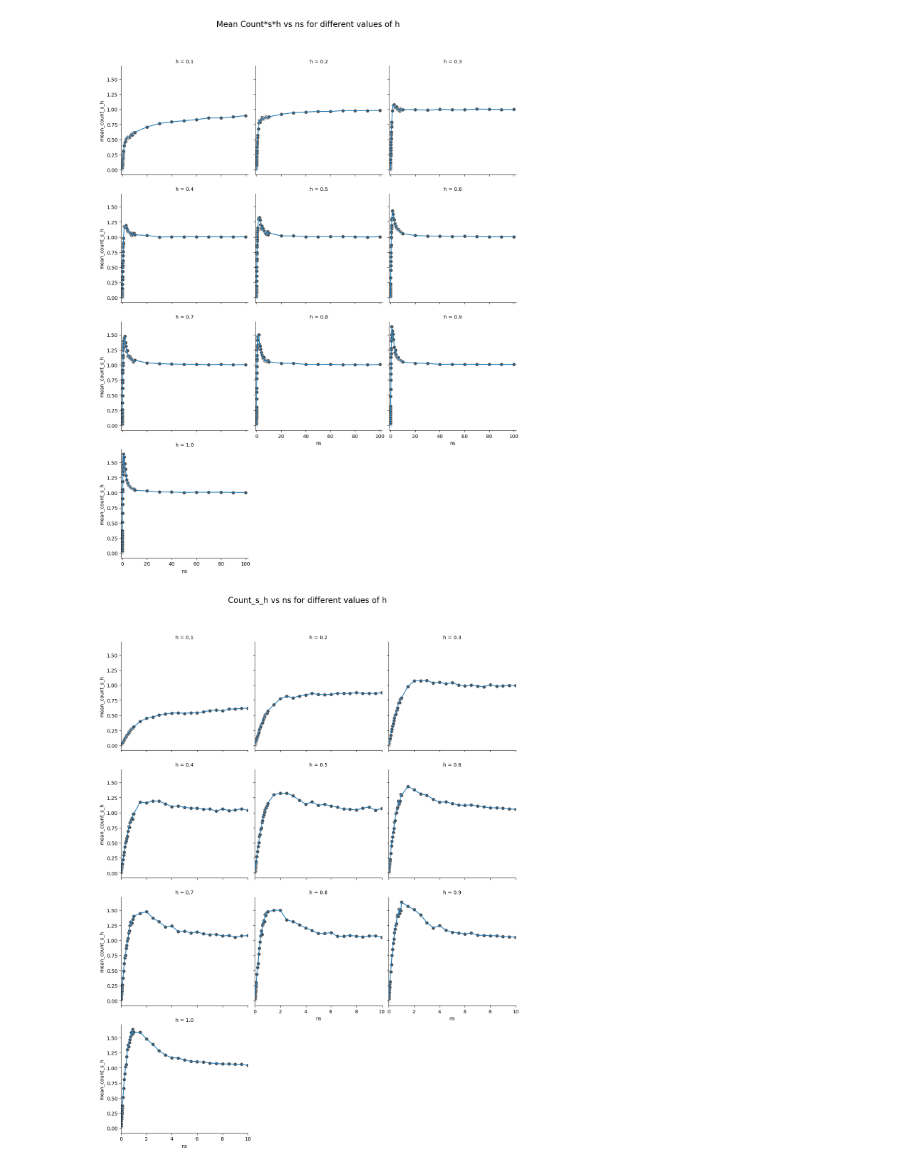
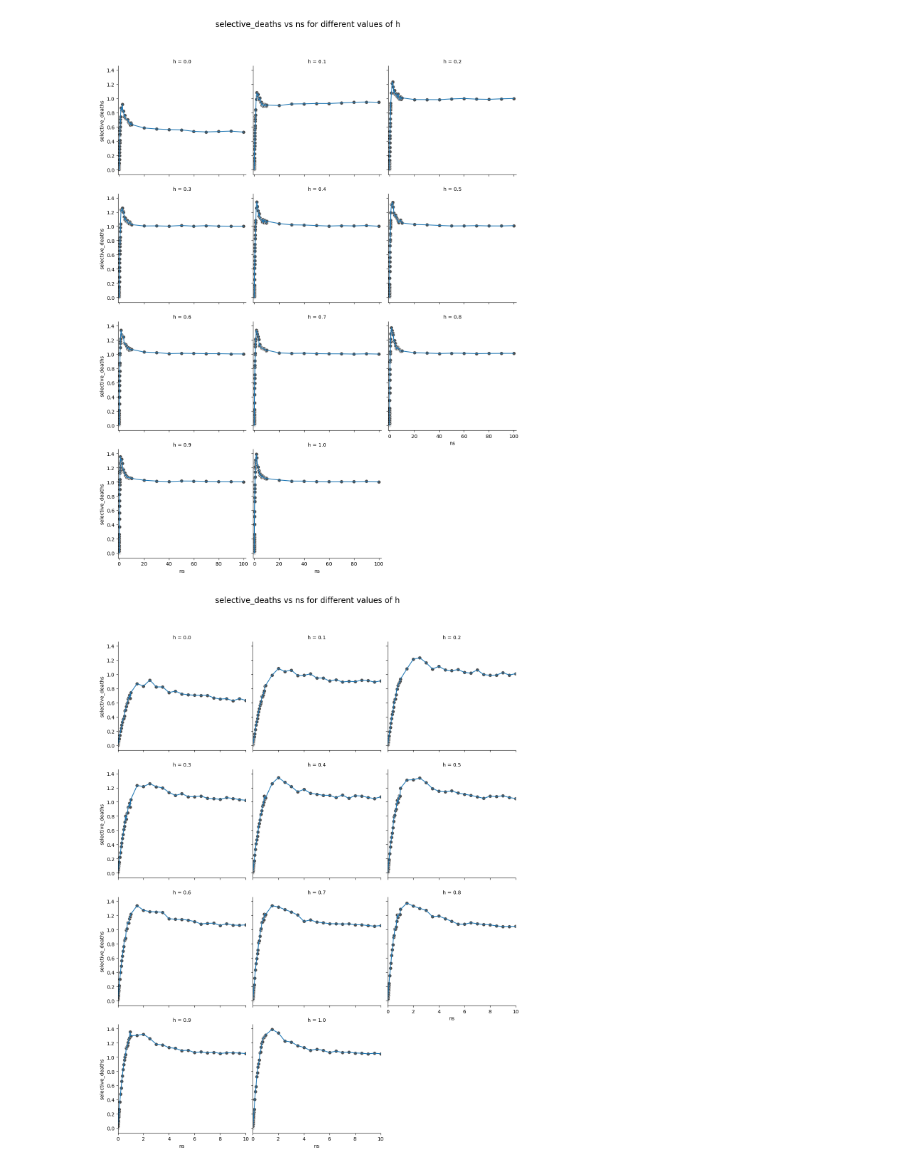
Before and after one commit to Bjarke-M/BGS_Strength_SelectiveDeaths, a Jupyter notebook: notebooks/play_around.ipynb, the cells around one changed output. Saved outputs shown, nothing was run; the diff lists cells and outputs as text; code cells hidden in the pictures.

```diff
--- a/notebooks/play_around.ipynb
+++ b/notebooks/play_around.ipynb
@@ -7,6 +23,8 @@ import seaborn as sns
 df = pd.read_csv('../results/selected_deaths/summaries/mean_results.csv')
 # %%
 df['ns'] = df['n'] * df['s']
+# %%
+df['selective_deaths'] = df['mean_n_het']*df['h']*df['s']+df['mean_n_homo']*df['s']
 # %%
 df
 # %% [output]
@@ -29,12 +47,12 @@ palette = sns.color_palette("husl", len(df['h'].unique()))
 
 # Create the FacetGrid with the custom palette
 g = sns.FacetGrid(df, col="h", col_wrap=3, height=4, palette=palette)
-g.map(sns.lineplot, 'ns', 'mean_count_s_h')
-g.map(sns.scatterplot, 'ns', 'mean_count_s_h', s=50, color=".3", edgecolor="w")
+g.map(sns.lineplot, 'ns', 'selective_deaths')
+g.map(sns.scatterplot, 'ns', 'selective_deaths', s=50, color=".3", edgecolor="w")
 
 # Customize titles and labels
 g.set_titles(col_template="h = {col_name}")
-g.set_axis_labels("ns", "mean_count_s_h")
+g.set_axis_labels("ns", "selective_deaths")
 
 # Set x-axis limits
 g.set(xlim=(-1, 102
@@ -44,38 +62,38 @@ g.set(xlim=(-1, 102
 
 # Add a title to the entire plot
 plt.subplots_adjust(top=0.9)
-g.fig.suptitle('Mean Count*s*h vs ns for different values of h', fontsize=16)
+g.fig.suptitle('selective_deaths vs ns for different values of h', fontsize=16)
 
 # Show the plot
 plt.show()
 # %% [output]
-[figure, old version]
+[figure, new version]
 # %%
 # Set a custom color palette
 palette = sns.color_palette("husl", len(df['h'].unique()))
 
 # Create the FacetGrid with the custom palette
 g = sns.FacetGrid(df, col="h", col_wrap=3, height=4, palette=palette)
-g.map(sns.lineplot, 'ns', 'mean_count_s_h')
-g.map(sns.scatterplot, 'ns', 'mean_count_s_h', s=50, color=".3", edgecolor="w")
+g.map(sns.lineplot, 'ns', 'selective_deaths')
+g.map(sns.scatterplot, 'ns', 'selective_deaths', s=50, color=".3", edgecolor="w")
 
 # Customize titles and labels
 g.set_titles(col_template="h = {col_name}")
-g.set_axis_labels("ns", "mean_count_s_h")
+g.set_axis_labels("ns", "selective_deaths")
 
 # Set x-axis limits
 g.set(xlim=(0, 10))
 
 
 
 # Add a title to the entire plot
 plt.subplots_adjust(top=0.9)
-g.fig.suptitle('Count_s_h vs ns for different values of h', fontsize=16)
+g.fig.suptitle('selective_deaths vs ns for different values of h', fontsize=16)
 
 # Show the plot
 plt.show()
 # %% [output]
-[figure, old version]
+[figure, new version]
 # %%
 # Set a custom color palette
 palette = sns.color_palette("husl", len(df['h'].unique()))
```
Also changed, not shown: parts of 13 cells of this notebook, 6 other files.
